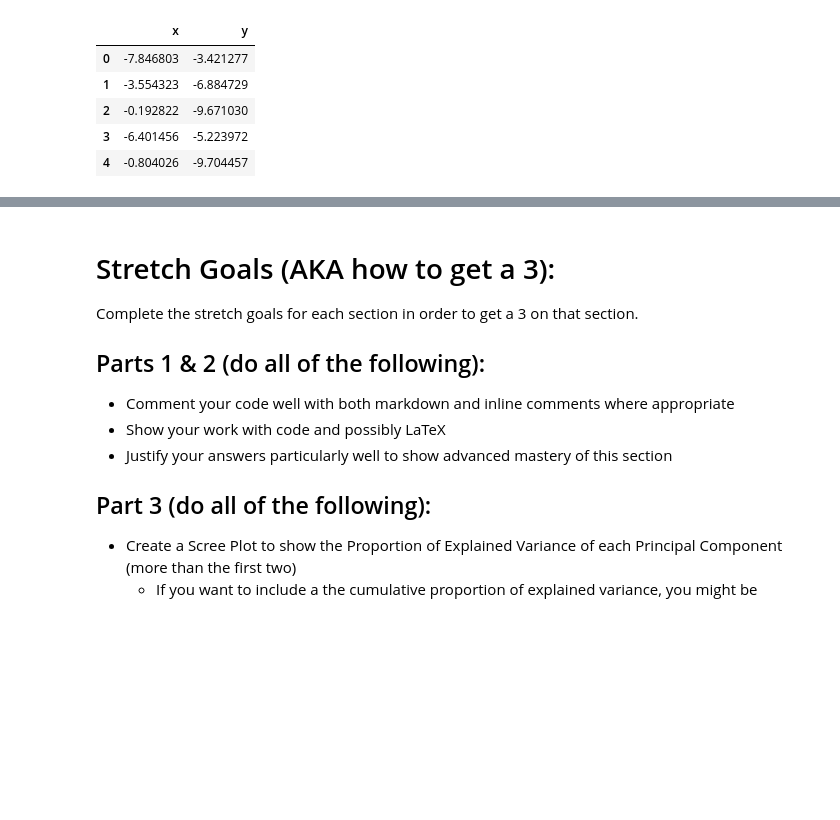
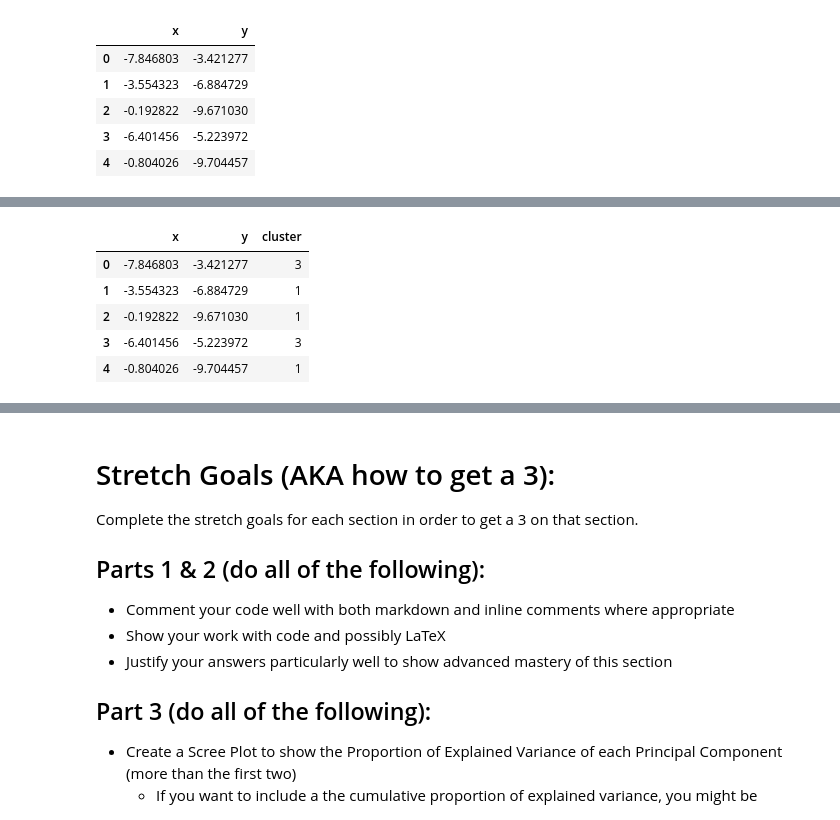
Before and after one commit to bofori-tech/DS-Unit-1-Sprint-3-Linear-Algebra, a Jupyter notebook: DS_Unit_1_Sprint_Challenge_3_Linear_Algebra.ipynb, the cells around one changed output, grey strips where cells are left out. Drawn from its saved outputs; the diff is of its cells as text; code cells hidden in the pictures; blank space fills up the shorter version.

```diff
--- a/DS_Unit_1_Sprint_Challenge_3_Linear_Algebra.ipynb
+++ b/DS_Unit_1_Sprint_Challenge_3_Linear_Algebra.ipynb
@@ -364,0 +322,5 @@ plt.scatter(x=df['x'], y=df['y'], c=df['label']);
+# %%
+# Initialize an instance of the KMeans class from sklearn.
+from sklearn.cluster import KMeans
+k = 4
+model = KMeans(n_clusters=k, max_iter=1)
@@ -364,0 +344,12 @@ plt.scatter(x=df['x'], y=df['y'], c=df['label']);
+# %%
+# Assign clusters back to our dataframe
+new_series = pd.Series(labels)
+points['cluster'] = pd.Series(model.labels_)
+points.head()
+# %% [output]
+|  | x | y | cluster |
+| 0 | -7.846803 | -3.421277 | 3 |
+| 1 | -3.554323 | -6.884729 | 1 |
+| 2 | -0.192822 | -9.671030 | 1 |
+| 3 | -6.401456 | -5.223972 | 3 |
+| 4 | -0.804026 | -9.704457 | 1 |
```
Also changed, not shown: parts of 19 cells of this notebook.
